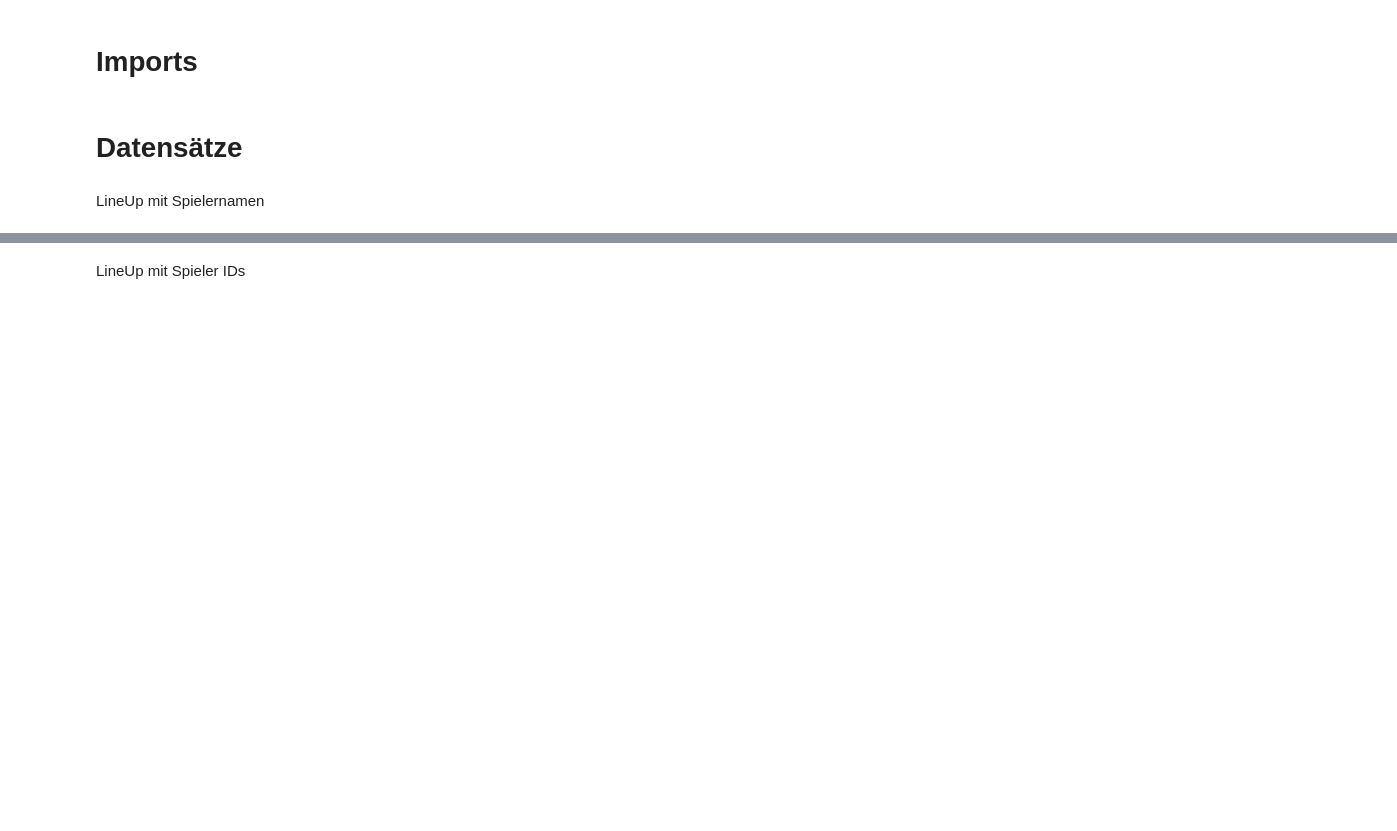
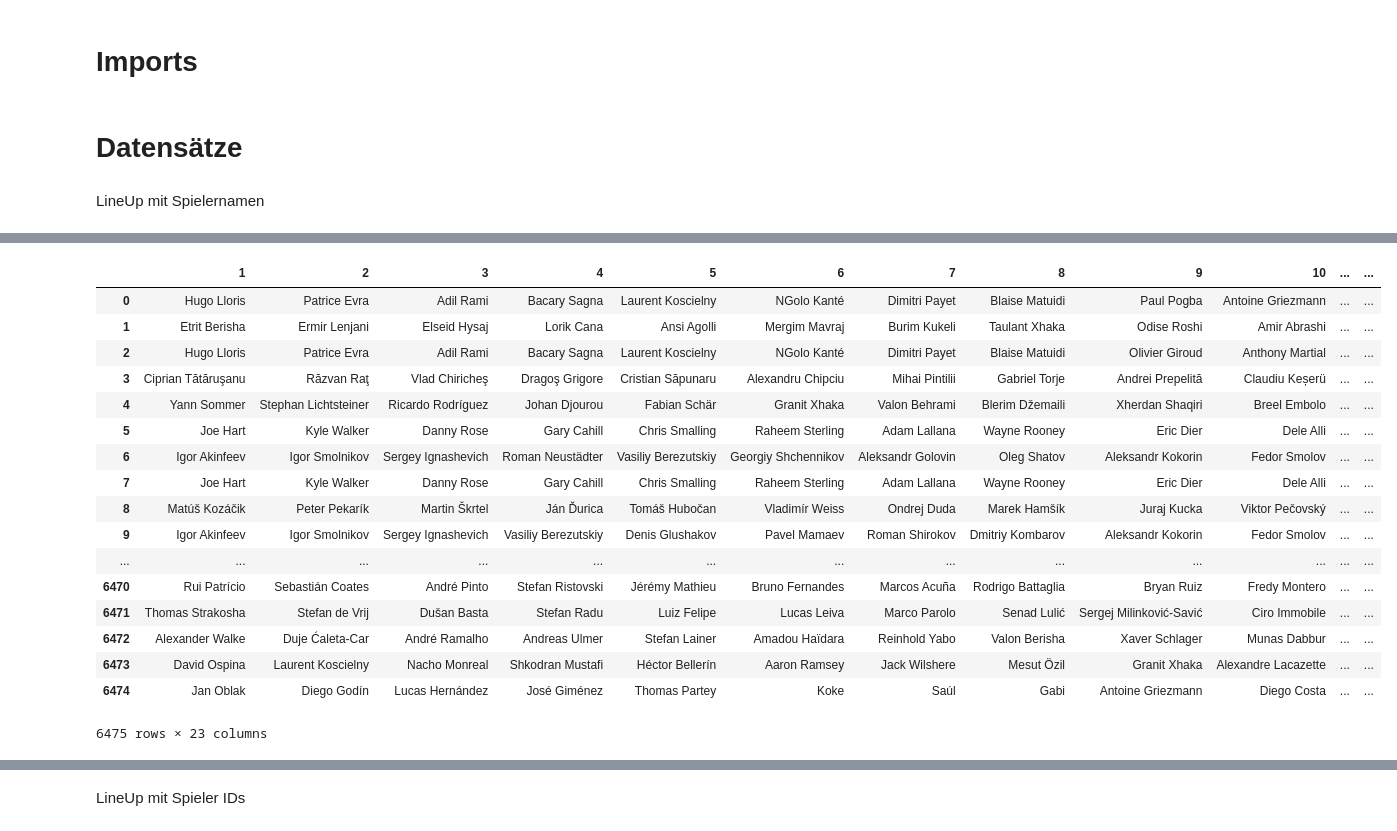
Before and after one commit to nobYsDarling/appliedDataScienceAndMachineLearning, a Jupyter notebook: FIFAWM2018Prediction.ipynb, the cells around one changed output, grey strips where cells are left out. Drawn from its saved outputs; the diff is of its cells as text; code cells hidden in the pictures; blank space fills up the shorter version.

```diff
--- a/FIFAWM2018Prediction.ipynb
+++ b/FIFAWM2018Prediction.ipynb
@@ -22,3 +27,5 @@ from sklearn.model_selection import cross_val_score
 # Datensätze
 # %% [markdown]
 LineUp mit Spielernamen
+# %%
+fifa_names = pd.read_csv("data/data_names.csv", encoding='utf8', index_col=None, header=None)
@@ -24,0 +42,21 @@ LineUp mit Spielernamen
+# %%
+fifa_names.drop([0], axis=1)
+# %% [output]
+|  | 1 | 2 | 3 | 4 | 5 | 6 | 7 | 8 | 9 | 10 | ... | ... |
+| 0 | Hugo Lloris | Patrice Evra | Adil Rami | Bacary Sagna | Laurent Koscielny | NGolo Kanté | Dimitri Payet | Blaise Matuidi | Paul Pogba | Antoine Griezmann | ... | ... |
+| 1 | Etrit Berisha | Ermir Lenjani | Elseid Hysaj | Lorik Cana | Ansi Agolli | Mergim Mavraj | Burim Kukeli | Taulant Xhaka | Odise Roshi | Amir Abrashi | ... | ... |
+| 2 | Hugo Lloris | Patrice Evra | Adil Rami | Bacary Sagna | Laurent Koscielny | NGolo Kanté | Dimitri Payet | Blaise Matuidi | Olivier Giroud | Anthony Martial | ... | ... |
+| 3 | Ciprian Tătăruşanu | Răzvan Raţ | Vlad Chiricheş | Dragoş Grigore | Cristian Săpunaru | Alexandru Chipciu | Mihai Pintilii | Gabriel Torje | Andrei Prepelită | Claudiu Keșerü | ... | ... |
+| 4 | Yann Sommer | Stephan Lichtsteiner | Ricardo Rodríguez | Johan Djourou | Fabian Schär | Granit Xhaka | Valon Behrami | Blerim Džemaili | Xherdan Shaqiri | Breel Embolo | ... | ... |
+| 5 | Joe Hart | Kyle Walker | Danny Rose | Gary Cahill | Chris Smalling | Raheem Sterling | Adam Lallana | Wayne Rooney | Eric Dier | Dele Alli | ... | ... |
+| 6 | Igor Akinfeev | Igor Smolnikov | Sergey Ignashevich | Roman Neustädter | Vasiliy Berezutskiy | Georgiy Shchennikov | Aleksandr Golovin | Oleg Shatov | Aleksandr Kokorin | Fedor Smolov | ... | ... |
+| 7 | Joe Hart | Kyle Walker | Danny Rose | Gary Cahill | Chris Smalling | Raheem Sterling | Adam Lallana | Wayne Rooney | Eric Dier | Dele Alli | ... | ... |
+| 8 | Matúš Kozáčik | Peter Pekarík | Martin Škrtel | Ján Ďurica | Tomáš Hubočan | Vladimír Weiss | Ondrej Duda | Marek Hamšík | Juraj Kucka | Viktor Pečovský | ... | ... |
+| 9 | Igor Akinfeev | Igor Smolnikov | Sergey Ignashevich | Vasiliy Berezutskiy | Denis Glushakov | Pavel Mamaev | Roman Shirokov | Dmitriy Kombarov | Aleksandr Kokorin | Fedor Smolov | ... | ... |
+| ... | ... | ... | ... | ... | ... | ... | ... | ... | ... | ... | ... | ... |
+| 6470 | Rui Patrício | Sebastián Coates | André Pinto | Stefan Ristovski | Jérémy Mathieu | Bruno Fernandes | Marcos Acuña | Rodrigo Battaglia | Bryan Ruiz | Fredy Montero | ... | ... |
+| 6471 | Thomas Strakosha | Stefan de Vrij | Dušan Basta | Stefan Radu | Luiz Felipe | Lucas Leiva | Marco Parolo | Senad Lulić | Sergej Milinković-Savić | Ciro Immobile | ... | ... |
+| 6472 | Alexander Walke | Duje Ćaleta-Car | André Ramalho | Andreas Ulmer | Stefan Lainer | Amadou Haïdara | Reinhold Yabo | Valon Berisha | Xaver Schlager | Munas Dabbur | ... | ... |
+| 6473 | David Ospina | Laurent Koscielny | Nacho Monreal | Shkodran Mustafi | Héctor Bellerín | Aaron Ramsey | Jack Wilshere | Mesut Özil | Granit Xhaka | Alexandre Lacazette | ... | ... |
+| 6474 | Jan Oblak | Diego Godín | Lucas Hernández | José Giménez | Thomas Partey | Koke | Saúl | Gabi | Antoine Griezmann | Diego Costa | ... | ... |
+6475 rows × 23 columns
```
Also changed, not shown: parts of 37 cells of this notebook, 1 other file.
